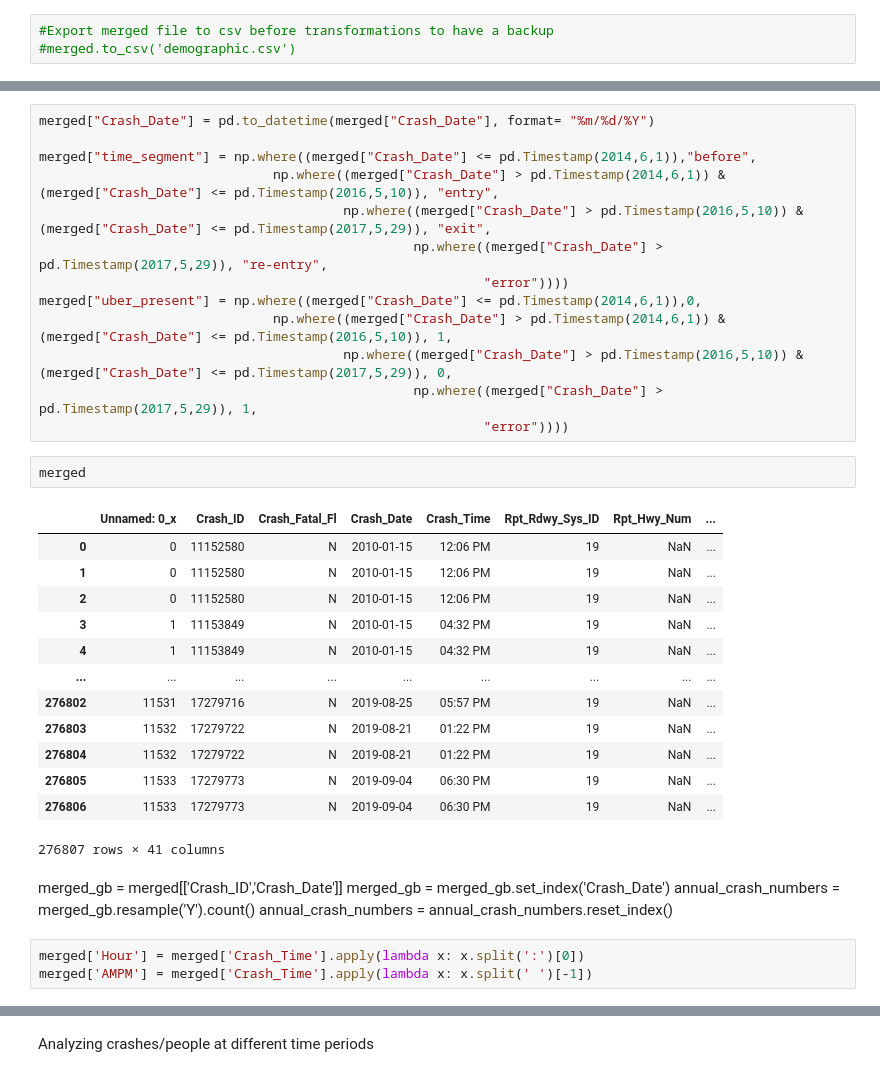
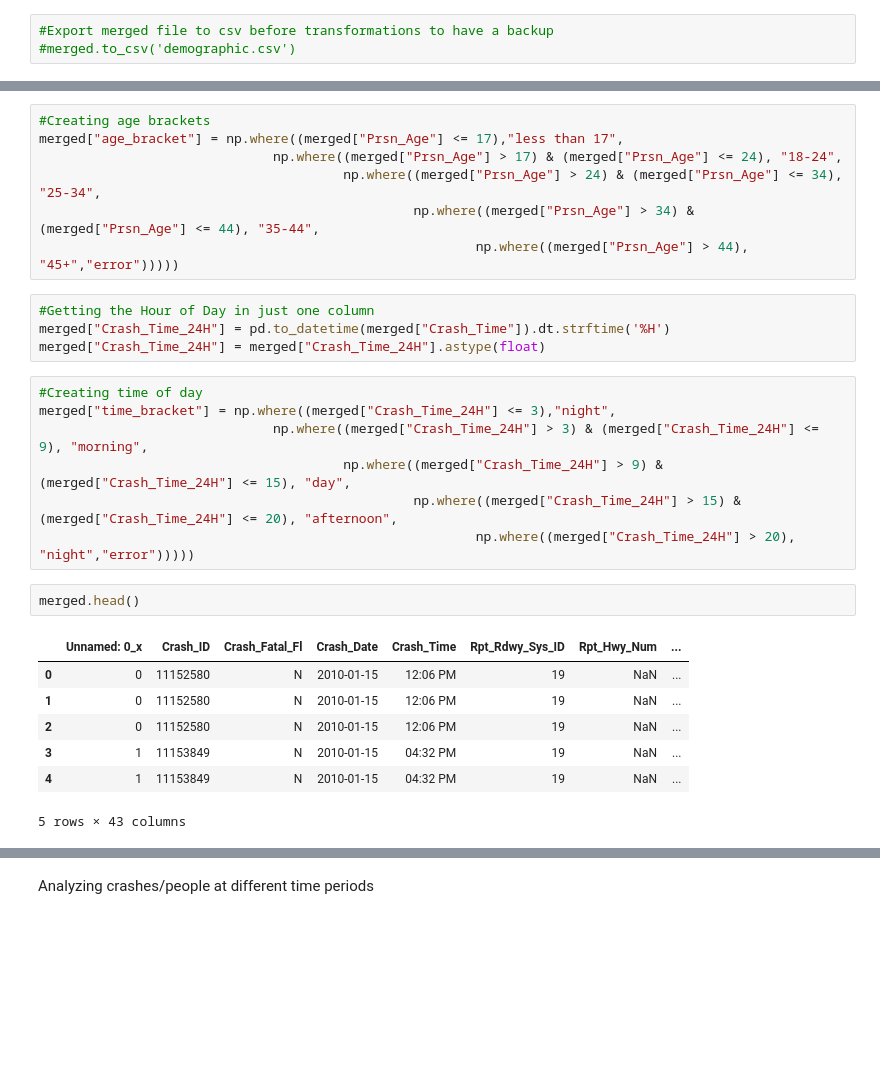
Before and after one commit to rmmeade/Data-Mgmt-Project, a Jupyter notebook: Cleaned Data and Source Code/Demographics.ipynb, the cells around one changed output, grey strips where cells are left out. Cells and saved outputs as stored; diff of their text form; blank space fills up the shorter version.

```diff
--- a/Cleaned Data and Source Code/Demographics.ipynb
+++ b/Cleaned Data and Source Code/Demographics.ipynb
@@ -79,37 +80,28 @@ au_pop.head()
-# %%
-merged["Crash_Date"] = pd.to_datetime(merged["Crash_Date"], format= "%m/%d/%Y")
-
-merged["time_segment"] = np.where((merged["Crash_Date"] <= pd.Timestamp(2014,6,1)),"before",
-                              np.where((merged["Crash_Date"] > pd.Timestamp(2014,6,1)) & (merged["Crash_Date"] <= pd.Timestamp(2016,5,10)), "entry",
-                                       np.where((merged["Crash_Date"] > pd.Timestamp(2016,5,10)) & (merged["Crash_Date"] <= pd.Timestamp(2017,5,29)), "exit",
-                                                np.where((merged["Crash_Date"] > pd.Timestamp(2017,5,29)), "re-entry",
-                                                         "error"))))
-merged["uber_present"] = np.where((merged["Crash_Date"] <= pd.Timestamp(2014,6,1)),0,
-                              np.where((merged["Crash_Date"] > pd.Timestamp(2014,6,1)) & (merged["Crash_Date"] <= pd.Timestamp(2016,5,10)), 1,
-                                       np.where((merged["Crash_Date"] > pd.Timestamp(2016,5,10)) & (merged["Crash_Date"] <= pd.Timestamp(2017,5,29)), 0,
-                                                np.where((merged["Crash_Date"] > pd.Timestamp(2017,5,29)), 1,
-                                                         "error"))))
+# %%
+#Creating age brackets
+merged["age_bracket"] = np.where((merged["Prsn_Age"] <= 17),"less than 17",
+                              np.where((merged["Prsn_Age"] > 17) & (merged["Prsn_Age"] <= 24), "18-24",
+                                       np.where((merged["Prsn_Age"] > 24) & (merged["Prsn_Age"] <= 34), "25-34",
+                                                np.where((merged["Prsn_Age"] > 34) & (merged["Prsn_Age"] <= 44), "35-44",
+                                                        np.where((merged["Prsn_Age"] > 44), "45+","error")))))
+# %%
+#Getting the Hour of Day in just one column
+merged["Crash_Time_24H"] = pd.to_datetime(merged["Crash_Time"]).dt.strftime('%H')
+merged["Crash_Time_24H"] = merged["Crash_Time_24H"].astype(float)
+# %%
+#Creating time of day
+merged["time_bracket"] = np.where((merged["Crash_Time_24H"] <= 3),"night",
+                              np.where((merged["Crash_Time_24H"] > 3) & (merged["Crash_Time_24H"] <= 9), "morning",
+                                       np.where((merged["Crash_Time_24H"] > 9) & (merged["Crash_Time_24H"] <= 15), "day",
+                                                np.where((merged["Crash_Time_24H"] > 15) & (merged["Crash_Time_24H"] <= 20), "afternoon",
+                                                        np.where((merged["Crash_Time_24H"] > 20), "night","error")))))
 # %%
-merged
+merged.head()
 # %% [output]
 |  | Unnamed: 0_x | Crash_ID | Crash_Fatal_Fl | Crash_Date | Crash_Time | Rpt_Rdwy_Sys_ID | Rpt_Hwy_Num | ... |
 | 0 | 0 | 11152580 | N | 2010-01-15 | 12:06 PM | 19 | NaN | ... |
 | 1 | 0 | 11152580 | N | 2010-01-15 | 12:06 PM | 19 | NaN | ... |
 | 2 | 0 | 11152580 | N | 2010-01-15 | 12:06 PM | 19 | NaN | ... |
 | 3 | 1 | 11153849 | N | 2010-01-15 | 04:32 PM | 19 | NaN | ... |
 | 4 | 1 | 11153849 | N | 2010-01-15 | 04:32 PM | 19 | NaN | ... |
-| ... | ... | ... | ... | ... | ... | ... | ... | ... |
-| 276802 | 11531 | 17279716 | N | 2019-08-25 | 05:57 PM | 19 | NaN | ... |
-| 276803 | 11532 | 17279722 | N | 2019-08-21 | 01:22 PM | 19 | NaN | ... |
-| 276804 | 11532 | 17279722 | N | 2019-08-21 | 01:22 PM | 19 | NaN | ... |
-| 276805 | 11533 | 17279773 | N | 2019-09-04 | 06:30 PM | 19 | NaN | ... |
-| 276806 | 11533 | 17279773 | N | 2019-09-04 | 06:30 PM | 19 | NaN | ... |
-276807 rows × 41 columns
+5 rows × 43 columns
-# %% [markdown]
-merged_gb = merged[['Crash_ID','Crash_Date']]
-merged_gb = merged_gb.set_index('Crash_Date')
-annual_crash_numbers = merged_gb.resample('Y').count()
-annual_crash_numbers = annual_crash_numbers.reset_index()
-# %%
-merged['Hour'] = merged['Crash_Time'].apply(lambda x: x.split(':')[0])
-merged['AMPM'] = merged['Crash_Time'].apply(lambda x: x.split(' ')[-1])
```
Also changed, not shown: parts of 24 cells of this notebook, 1 other file.
